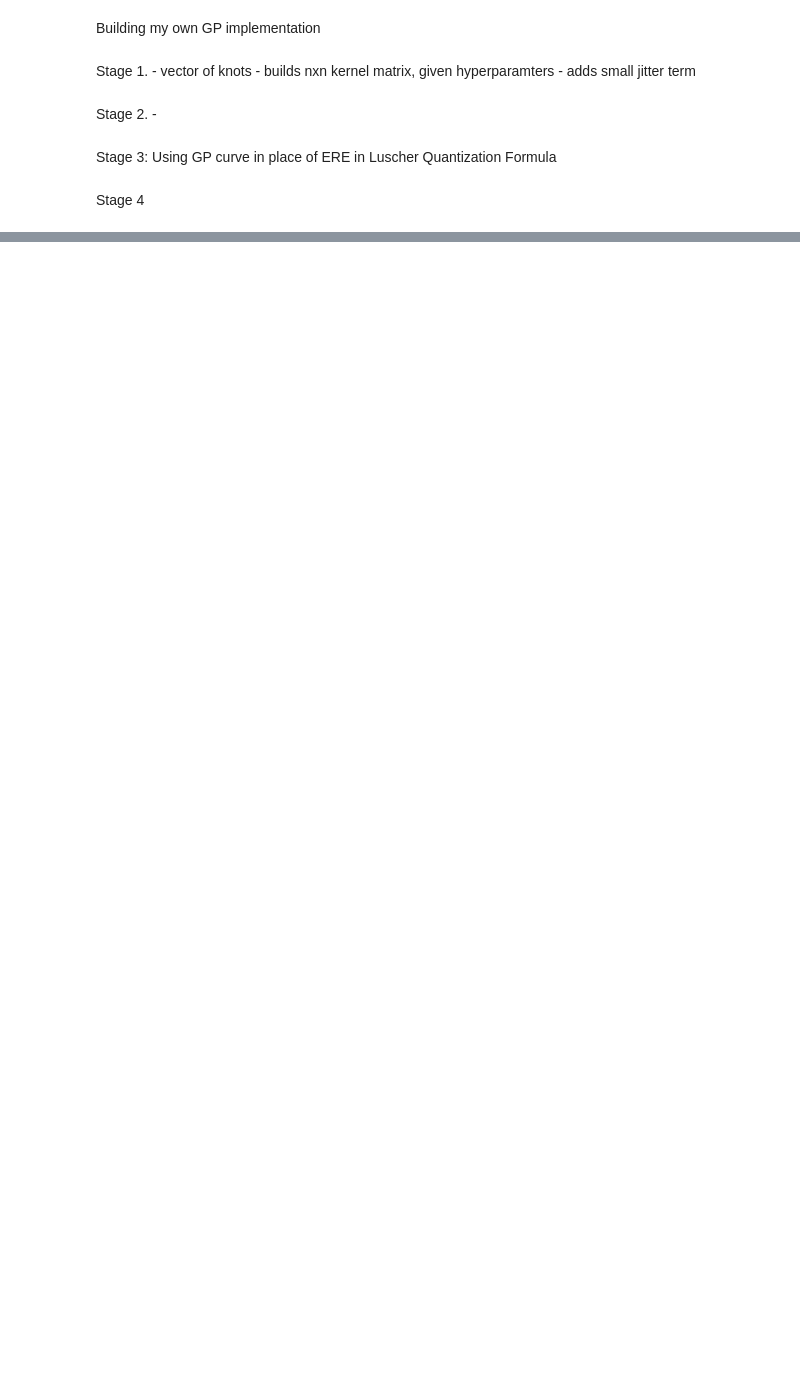
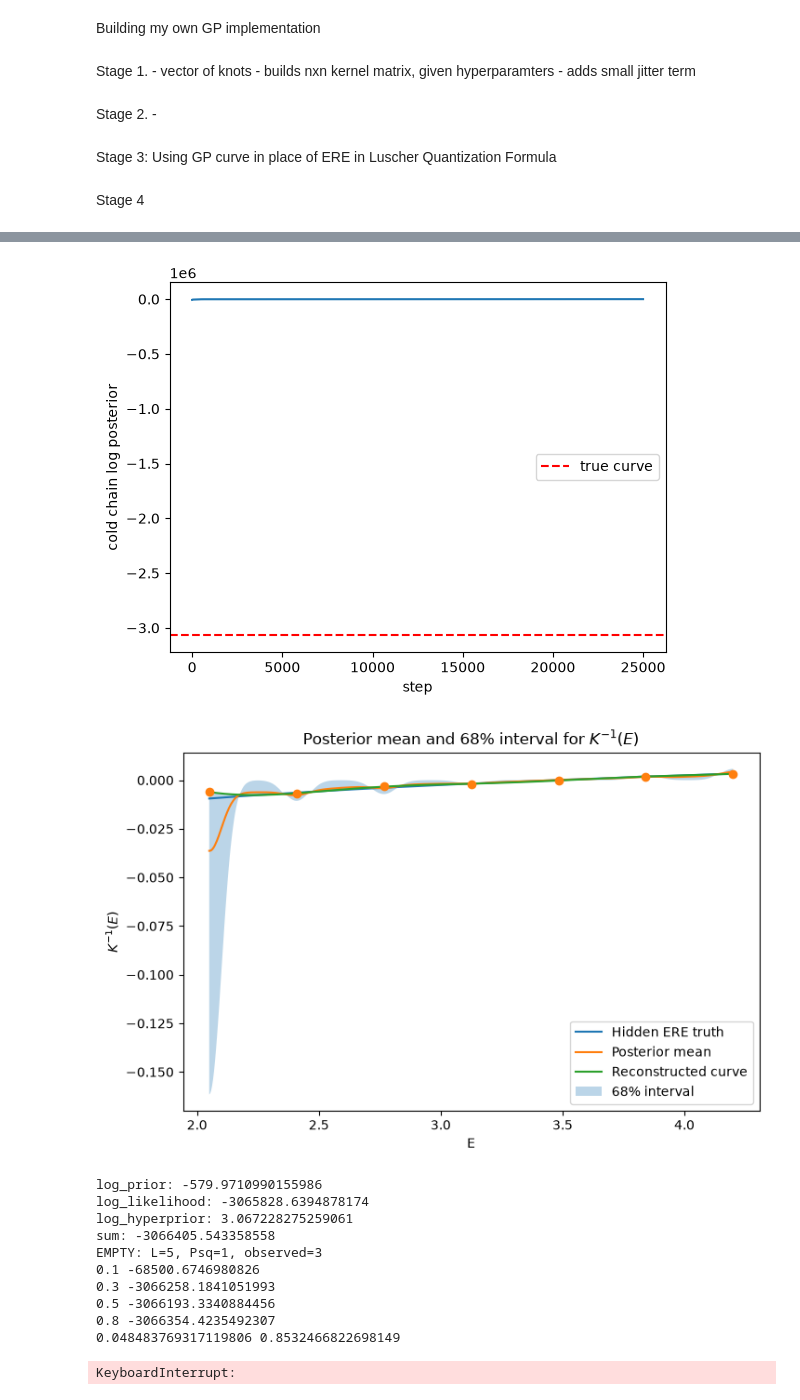
Before and after one commit to ShingLi15/Gaussian-Process-Regressions-for-Di-Nucleon-Data, a Jupyter notebook: Research Paper/Gaussian Process for Paper.ipynb, the cells around one changed output, grey strips where cells are left out. Cells and saved outputs as stored; diff of their text form; code cells hidden in the pictures; blank space fills up the shorter version.

Commit message:
Added multichain MCMC

```diff
--- a/Research Paper/Gaussian Process for Paper.ipynb
+++ b/Research Paper/Gaussian Process for Paper.ipynb
@@ -710,0 +667,43 @@ def log_likelihood(f_knots, sigma, length_scale, observed_cache):
+# %%
+def log_prior(f_values, sigma, length_scale):
+    C, C_inv, logdet, _ = kernel_matrix(knots, knots, sigma, length_scale)
+    log_prior = -0.5 * f_values.T @ C_inv @ f_values - 0.5 * logdet - (num_knots / 2) * np.log(2 * np.pi)
+    return log_prior
+
+#TODO choose better limit endpoints
+sigma_min, sigma_max = 0.001, 0.05
+lc_min, lc_max = 0.05, 1.0
+
+def log_hyperprior(sigma, length_scale):
+    if not (sigma_min <= sigma <= sigma_max and lc_min <= length_scale <= lc_max):
+        return -np.inf
+    return -np.log(sigma_max - sigma_min) - np.log(lc_max - lc_min)
+
+def log_posterior(f_values, sigma, length_scale, observed_cache):
+    '''
+    log_hyperprior_val = log_hyperprior(sigma, length_scale)
+    if not np.isfinite(log_hyperprior_val):
+        return -np.inf
+    log_prior_val = log_prior(f_values, sigma, length_scale)
+    log_likelihood_val = log_likelihood(f_values, sigma, length_scale, observed_cache)
+    '''
+    C, C_inv, logdet, interp_grid = kernel_matrix(knots, knots, sigma, length_scale)
+    log_prior_val = -0.5 * f_values.T @ C_inv @ f_values - 0.5*logdet - 0.5*num_knots *np.log(2*np.pi)
+
+    Kinv = Kinv_Grid(Ecm_grid, sigma, length_scale, f_values)
+    log_likelihood_val = log_likelihood(f_values, sigma, length_scale, observed_cache,Kinv)
+
+    log_hyperprior_val = log_hyperprior(sigma, length_scale)
+
+    return log_prior_val + log_likelihood_val + log_hyperprior_val
+
+def posterior_components(f_values, sigma, length_scale, observed_cache):
+    C, C_inv, logdet, interp_grid = kernel_matrix(knots, knots, sigma, length_scale)
+    log_prior_val = -0.5 * f_values.T @ C_inv @ f_values - 0.5*logdet - 0.5*num_knots *np.log(2*np.pi)
+
+    Kinv = Kinv_Grid(Ecm_grid, sigma, length_scale, f_values)
+    log_likelihood_val = log_likelihood(f_values, sigma, length_scale, observed_cache, Kinv)
+
+    log_hyperprior_val = log_hyperprior(sigma, length_scale)
+
+    return log_prior_val, log_likelihood_val, log_hyperprior_val
@@ -710,0 +1109,21 @@ def log_likelihood(f_knots, sigma, length_scale, observed_cache):
+# %%
+plot_mcmc(observed_cache_0, best_cold_state_diag, cold_log_post_history_diag, samples_diag)
+# %% [output]
+[figure, added]
+[figure, added]
+log_prior: -579.9710990155986
+log_likelihood: -3065828.6394878174
+log_hyperprior: 3.067228275259061
+sum: -3066405.543358558
+EMPTY: L=5, Psq=1, observed=3
+0.1 -68500.6746980826
+0.3 -3066258.1841051993
+0.5 -3066193.3340884456
+0.8 -3066354.4235492307
+0.048483769317119806 0.8532466822698149
+# %%
+(samples_cov, swap_attempts_cov, swap_accepts_cov, cold_log_post_history_cov,
+ cold_accepted_by_type_cov, cold_proposed_by_type_cov, best_cold_state_cov, best_cold_logpost_cov
+) = run_parallel_tempering(observed_cache_0_cov, n_steps=25000, burn_in=3000)
+# %% [output]
+KeyboardInterrupt:
```
Also changed, not shown: parts of 33 cells of this notebook, 8 other files.
